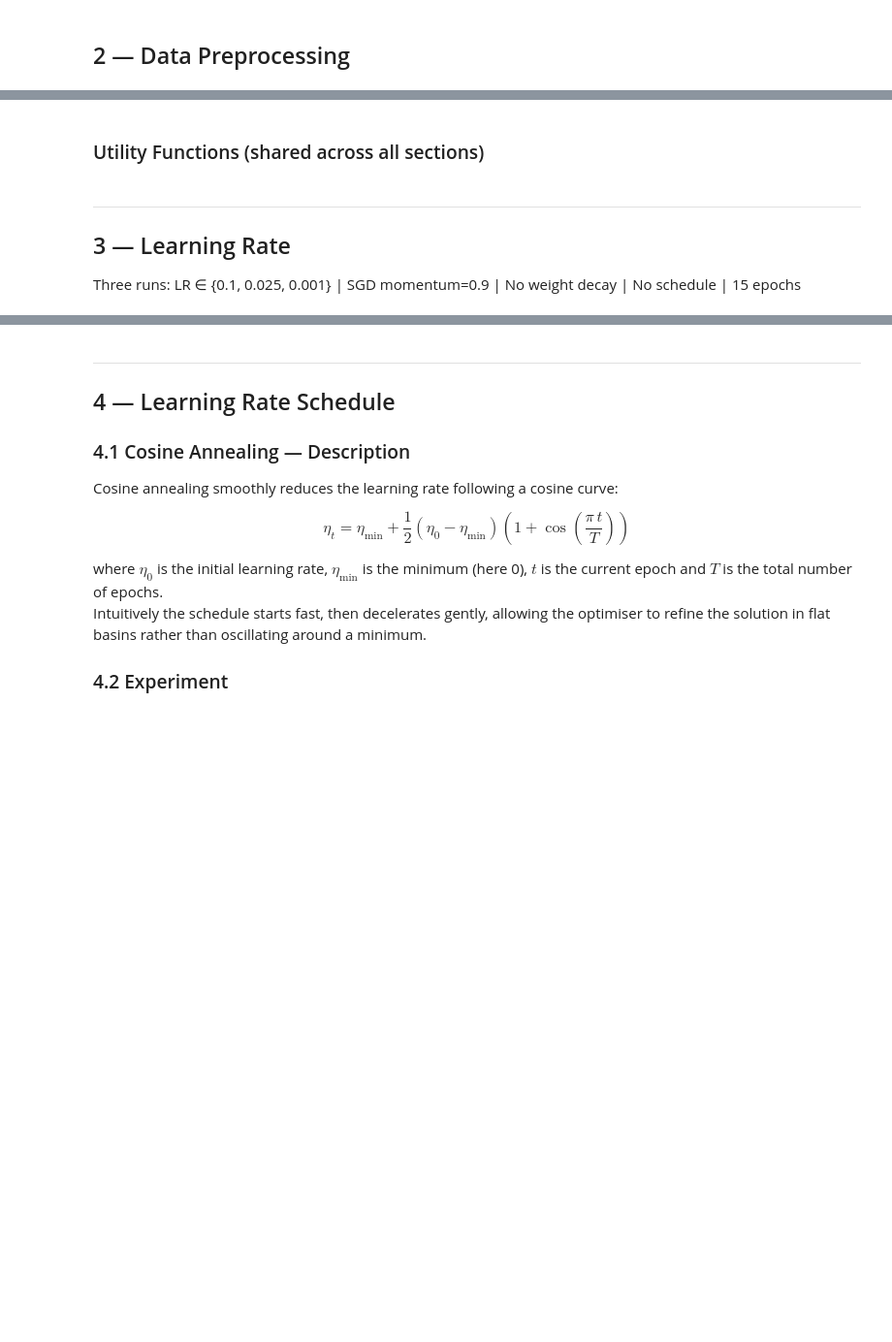
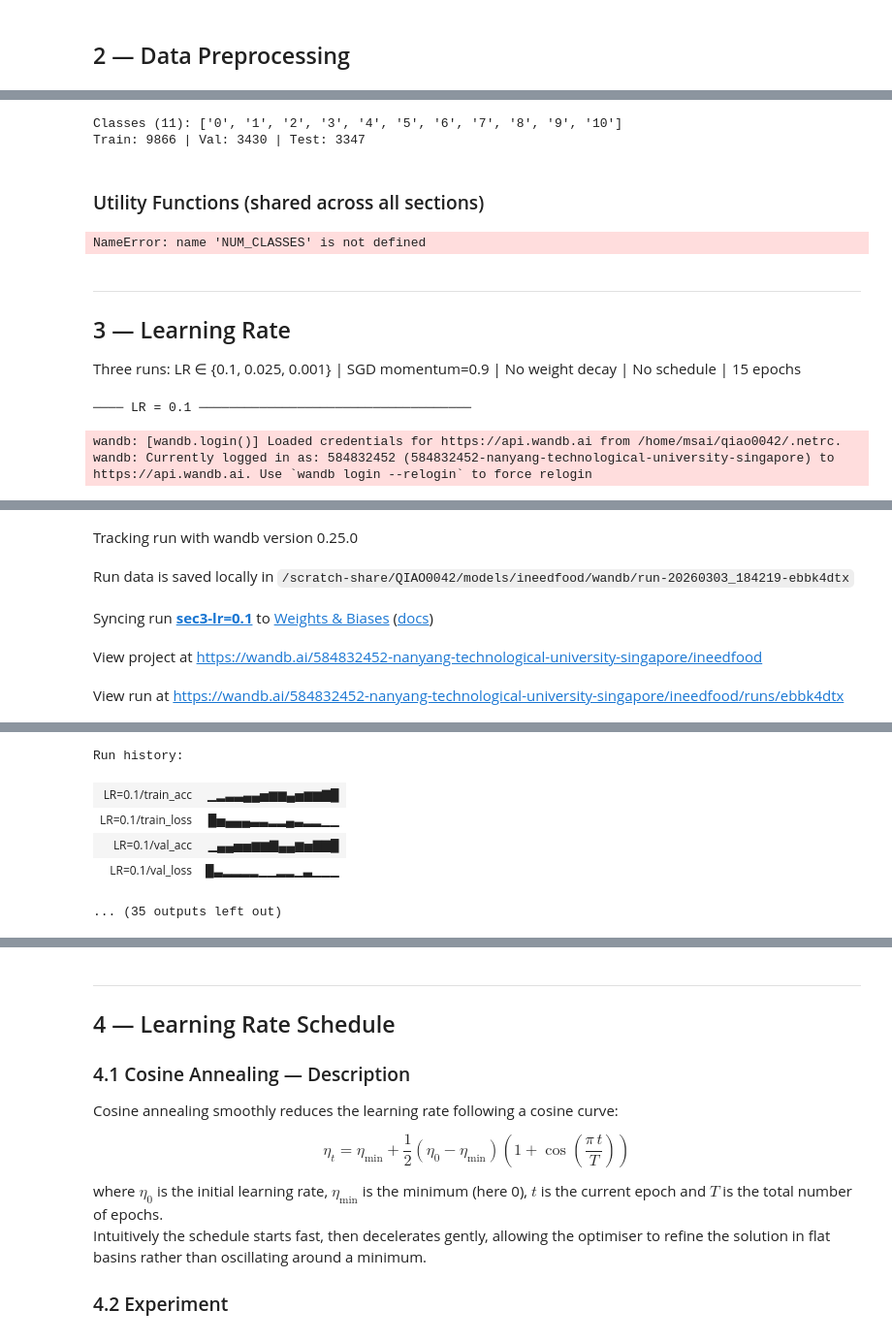
Before and after one commit to JOJOlalala/ineedfood, a Jupyter notebook: train.ipynb, the cells around one changed output, grey strips where cells are left out. Shown at 97% size. Drawn from its saved outputs; the diff is of its cells as text; code cells hidden in the pictures; blank space fills up the shorter version.

Commit message:
finish the basic experiment

```diff
--- a/train.ipynb
+++ b/train.ipynb
@@ -143,10 +174,10 @@ print('Transforms defined.')
 # %%
 BATCH_SIZE = 128
-NUM_WORKERS = 4
+NUM_WORKERS = 10
 
-train_dataset = ImageFolder(TRAIN_DIR, transform=TRAIN_TRANSFORM)
-val_dataset   = ImageFolder(VAL_DIR,   transform=EVAL_TRANSFORM)
-test_dataset  = ImageFolder(TEST_DIR,  transform=EVAL_TRANSFORM)
+train_dataset = Food11Dataset(TRAIN_DIR, transform=TRAIN_TRANSFORM)
+val_dataset   = Food11Dataset(VAL_DIR,   transform=EVAL_TRANSFORM)
+test_dataset  = Food11Dataset(TEST_DIR,  transform=EVAL_TRANSFORM)
 
 train_loader = DataLoader(train_dataset, batch_size=BATCH_SIZE, shuffle=True,
                           num_workers=NUM_WORKERS, pin_memory=True)
@@ -158,6 +189,9 @@ test_loader  = DataLoader(test_dataset,  batch_size=BATCH_SIZE, shuffle=False,
 NUM_CLASSES = len(train_dataset.classes)
 print(f'Classes ({NUM_CLASSES}): {train_dataset.classes}')
 print(f'Train: {len(train_dataset)} | Val: {len(val_dataset)} | Test: {len(test_dataset)}')
+# %% [output]
+Classes (11): ['0', '1', '2', '3', '4', '5', '6', '7', '8', '9', '10']
+Train: 9866 | Val: 3430 | Test: 3347
 # %% [markdown]
 ### Utility Functions (shared across all sections)
 # %%
@@ -166,10 +200,14 @@ def build_model(num_classes=NUM_CLASSES, pretrained=False):
     """EfficientNet-B0, randomly initialised (no pretrained weights)."""
     weights = EfficientNet_B0_Weights.DEFAULT if pretrained else None
     model = efficientnet_b0(weights=weights)
-    # Replace classifier head
     in_features = model.classifier[1].in_features
     model.classifier[1] = nn.Linear(in_features, num_classes)
     return model.to(DEVICE)
+
+
+# BF16 autocast context — active on CUDA, transparent no-op on CPU
+_AMP_CTX = dict(device_type=DEVICE.type, dtype=torch.bfloat16,
+                enabled=(DEVICE.type == 'cuda'))
 
 
 # ── One-epoch train / eval ────────────────────────────────────────────────────
@@ -179,12 +217,13 @@ def train_one_epoch(model, loader, optimizer, criterion):
     for imgs, labels in loader:
         imgs, labels = imgs.to(DEVICE), labels.to(DEVICE)
         optimizer.zero_grad()
-        logits = model(imgs)
-        loss   = criterion(logits, labels)
+        with torch.autocast(**_AMP_CTX):
+            logits = model(imgs)
+            loss   = criterion(logits, labels)
         loss.backward()
         optimizer.step()
         total_loss += loss.item() * imgs.size(0)
-        correct    += (logits.argmax(1) == labels).sum().item()
+        correct    += (logits.detach().argmax(1) == labels).sum().item()
         total      += imgs.size(0)
     return total_loss / total, correct / total
 
@@ -195,8 +234,9 @@ def evaluate(model, loader, criterion):
     total_loss, correct, total = 0.0, 0, 0
     for imgs, labels in loader:
         imgs, labels = imgs.to(DEVICE), labels.to(DEVICE)
-        logits = model(imgs)
-        loss   = criterion(logits, labels)
+        with torch.autocast(**_AMP_CTX):
+            logits = model(imgs)
+            loss   = criterion(logits, labels)
         total_loss += loss.item() * imgs.size(0)
         correct    += (logits.argmax(1) == labels).sum().item()
         total      += imgs.size(0)
@@ -205,8 +245,7 @@ def evaluate(model, loader, criterion):
 
 # ── Training loop ─────────────────────────────────────────────────────────────
 def run_training(model, train_loader, val_loader, optimizer, criterion,
-                 num_epochs, scheduler=None, tag=''):
-    """Train for num_epochs, return history dict."""
+                 num_epochs, scheduler=None, tag='', wandb_run=None):
     history = {'train_loss': [], 'val_loss': [],
                'train_acc':  [], 'val_acc':  []}
     for epoch in range(1, num_epochs + 1):
@@ -219,6 +258,14 @@ def run_training(model, train_loader, val_loader, optimizer, criterion,
         history['val_loss'].append(vl_loss)
         history['train_acc'].append(tr_acc)
         history['val_acc'].append(vl_acc)
+        if wandb_run is not None:
+            # No step= argument: wandb auto-increments a global counter per run,
+            # avoiding "step not monotonically increasing" warnings when multiple
+            # experiments are logged into the same run.
+            wandb_run.log({
+                f'train_loss': tr_loss, f'val_loss': vl_loss,
+                f'train_acc':  tr_acc,  f'val_acc':  vl_acc,
+            })
         elapsed = time.time() - t0
         if epoch % 10 == 0 or epoch <= 5 or epoch == num_epochs:
             print(f'[{tag}] Epoch {epoch:3d}/{num_epochs}  '
@@ -230,10 +277,8 @@ def run_training(model, train_loader, val_loader, optimizer, criterion,
 
 # ── Plotting ──────────────────────────────────────────────────────────────────
 def plot_curves(histories, labels, title=''):
-    """Plot loss and accuracy curves for one or more experiments."""
     fig, axes = plt.subplots(1, 2, figsize=(12, 4))
     colors = plt.cm.tab10.colors
-
     for i, (hist, lbl) in enumerate(zip(histories, labels)):
         c = colors[i % len(colors)]
         epochs = range(1, len(hist['train_loss']) + 1)
@@ -241,7 +286,6 @@ def plot_curves(histories, labels, title=''):
         axes[0].plot(epochs, hist['val_loss'],   color=c, linestyle='--', label=f'{lbl} val')
         axes[1].plot(epochs, hist['train_acc'],  color=c, linestyle='-',  label=f'{lbl} train')
         axes[1].plot(epochs, hist['val_acc'],    color=c, linestyle='--', label=f'{lbl} val')
-
     axes[0].set_xlabel('Epoch'); axes[0].set_ylabel('Loss')
     axes[0].set_title(f'{title} — Loss'); axes[0].legend()
     axes[1].set_xlabel('Epoch'); axes[1].set_ylabel('Accuracy')
@@ -259,7 +303,9 @@ def report_final(history, tag):
     print(f'  Val   acc  : {history["val_acc"][-1]:.4f}')
 
 
-print('Utility functions ready.')
+print(f'Utility functions ready.  AMP dtype=bfloat16  enabled={_AMP_CTX["enabled"]}')
+# %% [output]
+NameError: name 'NUM_CLASSES' is not defined
 # %% [markdown]
 ---
 ## 3 — Learning Rate
@@ -272,14 +318,27 @@ lr_histories = {}
 
 for lr in LR_CANDIDATES:
     print(f'\n──── LR = {lr} ────────────────────────────────────')
+    run = wandb.init(
+        project='ineedfood',
+        name=f'sec3-lr={lr}',
+        config={'section': 3, 'lr': lr, 'epochs': NUM_EPOCHS_LR,
+                'optimizer': 'SGD', 'momentum': 0.9, 'weight_decay': 0.0,
+                'batch_size': BATCH_SIZE, 'model': 'EfficientNet-B0'},
+    )
     model     = build_model()
     criterion = nn.CrossEntropyLoss()
     optimizer = torch.optim.SGD(model.parameters(), lr=lr, momentum=0.9,
                                 weight_decay=0.0)
     hist = run_training(model, train_loader, val_loader,
                         optimizer, criterion,
-                        num_epochs=NUM_EPOCHS_LR, tag=f'LR={lr}')
+                        num_epochs=NUM_EPOCHS_LR, tag=f'LR={lr}',
+                        wandb_run=run)
     lr_histories[lr] = hist
     report_final(hist, f'LR={lr}')
+    run.finish()
 
 print('\nSection 3 done.')
+# %% [output]
+──── LR = 0.1 ────────────────────────────────────
+wandb: [wandb.login()] Loaded credentials for https://api.wandb.ai from /home/msai/qiao0042/.netrc.
+wandb: Currently logged in as: 584832452 (584832452-nanyang-technological-university-singapore) to https://api.wandb.ai. Use `wandb login --relogin` to force relogin
@@ -285,0 +346,5 @@ print('\nSection 3 done.')
+Tracking run with wandb version 0.25.0
+Run data is saved locally in /scratch-share/QIAO0042/models/ineedfood/wandb/run-20260303_184219-ebbk4dtx
+Syncing run sec3-lr=0.1 to Weights & Biases (docs)
+View project at https://wandb.ai/584832452-nanyang-technological-university-singapore/ineedfood
+View run at https://wandb.ai/584832452-nanyang-technological-university-singapore/ineedfood/runs/ebbk4dtx
@@ -286 +365,7 @@ print('\nSection 3 done.')
+Run history:
+| LR=0.1/train_acc | ▁▂▃▃▄▄▅▆▆▄▅▆▆▇█ |
+| LR=0.1/train_loss | █▅▄▄▄▃▃▂▂▄▃▂▂▁▁ |
+| LR=0.1/val_acc | ▁▄▄▅▅▆▆▇▄▄▆▅▇▇█ |
+| LR=0.1/val_loss | █▃▂▂▂▂▁▁▂▂▁▃▁▁▁ |
+... (35 outputs left out)
 # %%
```
Also changed, not shown: parts of 23 cells of this notebook, 8 other files.
